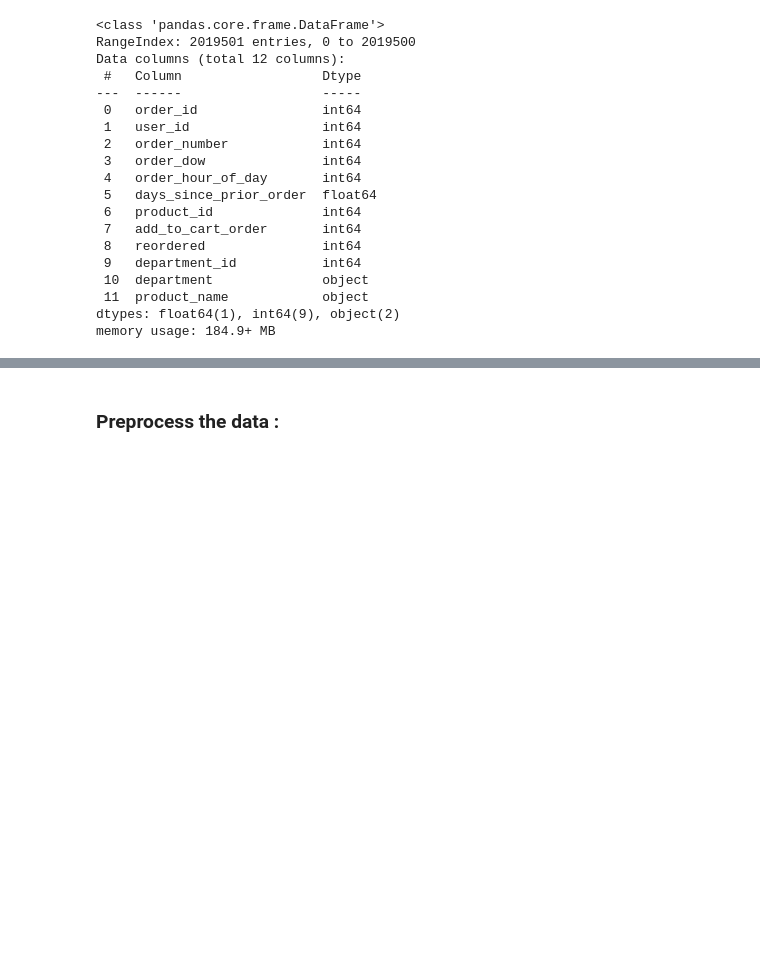
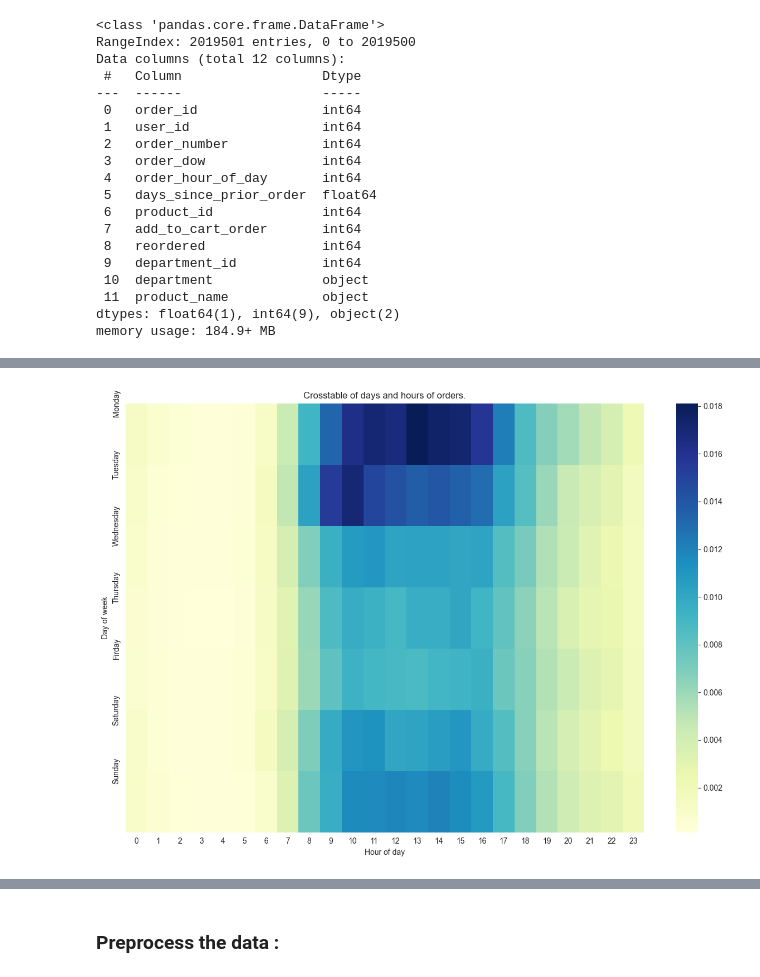
Before and after one commit to Alirezarahhmati/MarketProphet, a Jupyter notebook: MarketProphet.ipynb, the cells around one changed output, grey strips where cells are left out. Drawn from its saved outputs; the diff is of its cells as text; code cells hidden in the pictures; blank space fills up the shorter version.

```diff
--- a/MarketProphet.ipynb
+++ b/MarketProphet.ipynb
@@ -83,0 +177,15 @@ plt.show()
+# %%
+grouped = data_frame.groupby(["order_dow", "order_hour_of_day"])["order_number"].count().reset_index()
+grouped = data_frame.pivot_table(index="order_dow", columns="order_hour_of_day", values="order_number", aggfunc="count") / data_frame.shape[0]
+
+plt.figure(figsize=(15, 10))
+sns.heatmap(grouped, cmap='YlGnBu')
+plt.yticks([0, 1, 2, 3, 4, 5, 6], ["Monday", "Tuesday", "Wednesday", "Thursday", "Firday", "Saturday", "Sunday"])
+plt.xticks(rotation=0)
+plt.ylabel("Day of week")
+plt.xlabel("Hour of day")
+plt.title("Crosstable of days and hours of orders.")
+
+plt.show()
+# %% [output]
+[figure, added]
```
Also changed, not shown: parts of 24 cells of this notebook.
